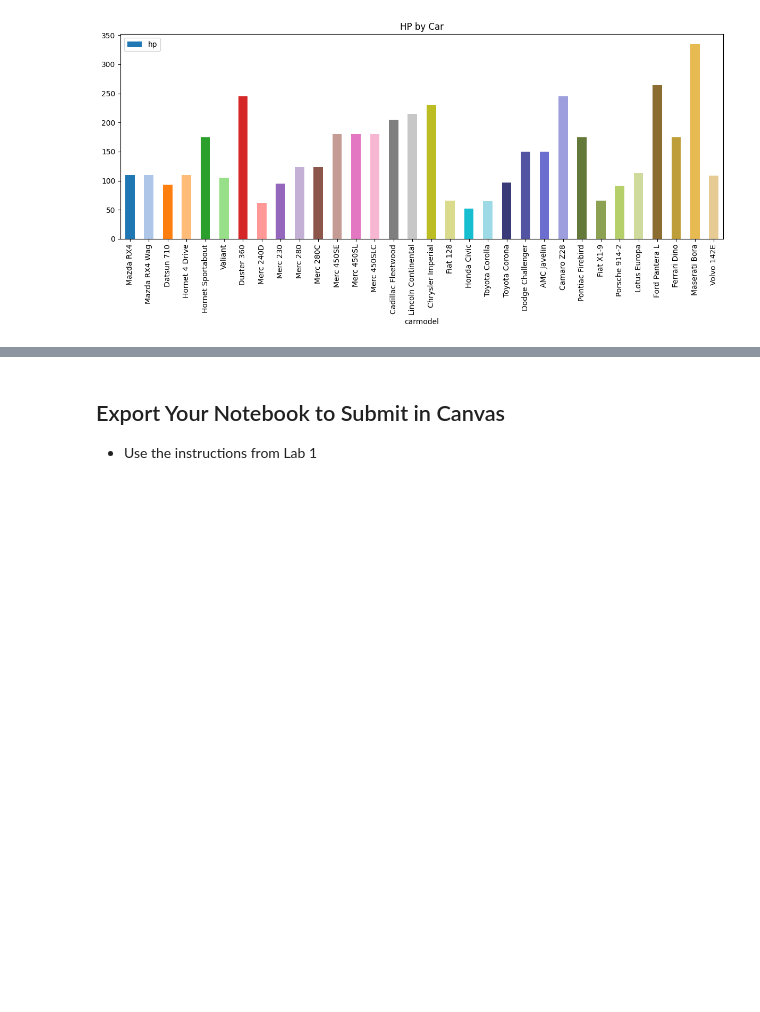
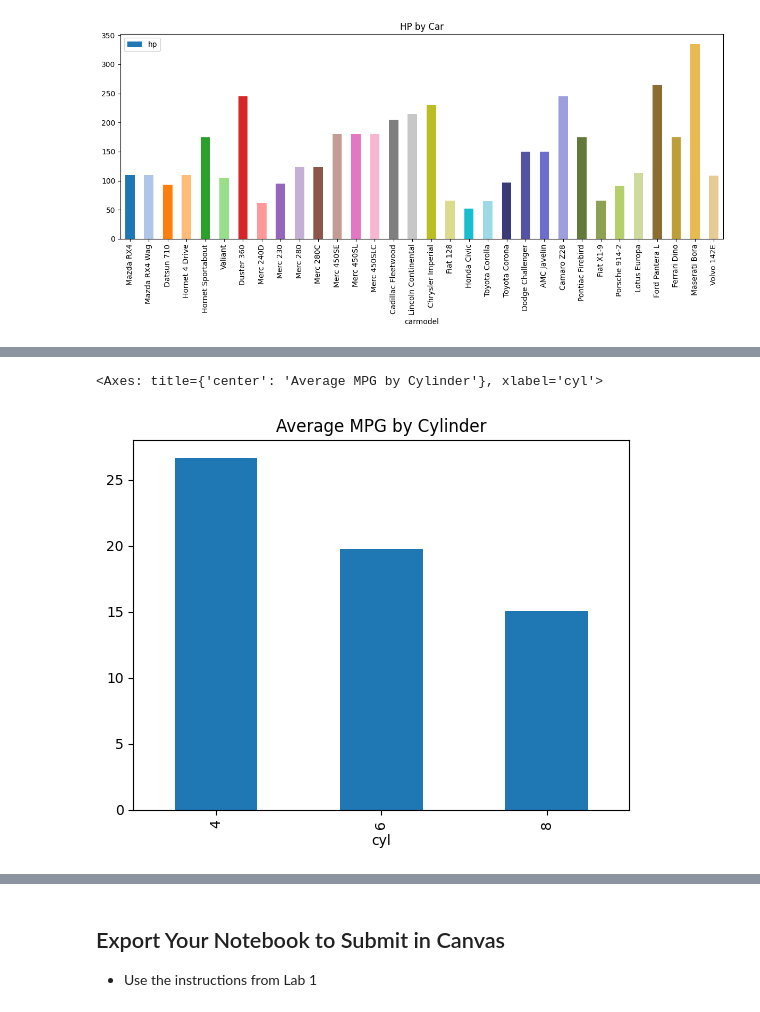
Before and after one commit to Jiaxuan-Peng/IS-4487, a Jupyter notebook: Labs/lab_03_visualization_intro.ipynb, the cells around one changed output, grey strips where cells are left out. Drawn from its saved outputs; the diff is of its cells as text; code cells hidden in the pictures; blank space fills up the shorter version.

```diff
--- a/Labs/lab_03_visualization_intro.ipynb
+++ b/Labs/lab_03_visualization_intro.ipynb
@@ -235,0 +233,7 @@ plt.show()
+# %%
+#Bar chart 🔧
+#1.4 Create a bar chart showing the average mpg for each cyl.
+df.groupby('cyl')['mpg'].mean().plot(kind='bar', title="Average MPG by Cylinder")
+# %% [output]
+<Axes: title={'center': 'Average MPG by Cylinder'}, xlabel='cyl'>
+[figure, added]
```
Also changed, not shown: parts of 8 cells of this notebook.
